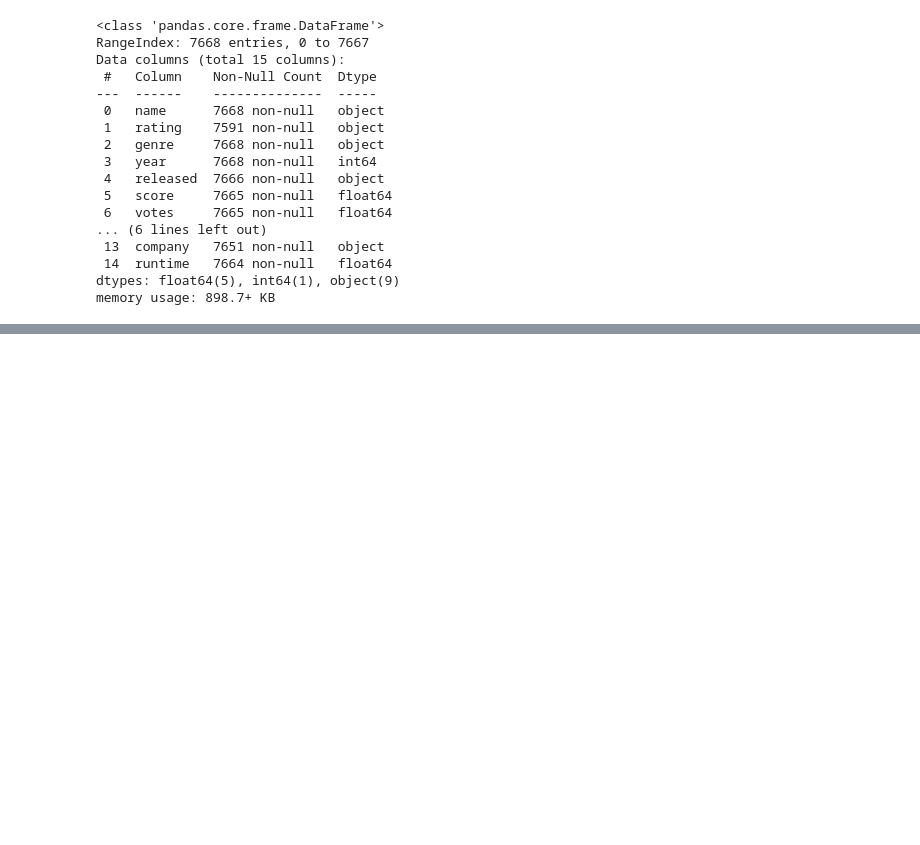
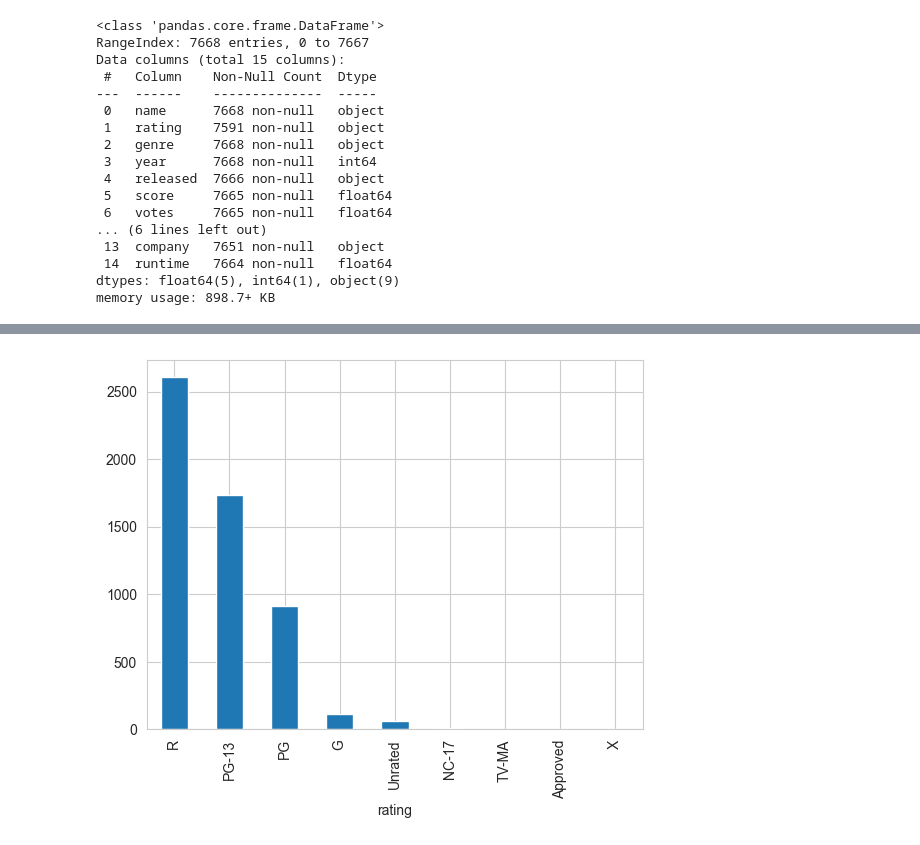
Before and after one commit to giosteh/ProgettoICon-MovieIndustryInsider, a Jupyter notebook: source/preprocessing.ipynb, the cells around one changed output, grey strips where cells are left out. Drawn from its saved outputs; the diff is of its cells as text; code cells hidden in the pictures; blank space fills up the shorter version.

```diff
--- a/source/preprocessing.ipynb
+++ b/source/preprocessing.ipynb
@@ -240,0 +173,6 @@ memory usage: 29.2+ MB
+# %%
+# studio la distribuzione di 'rating'
+df['rating'].value_counts().plot.bar()
+plt.show()
+# %% [output]
+[figure, added]
```
Also changed, not shown: parts of 26 cells of this notebook, 5 other files.
